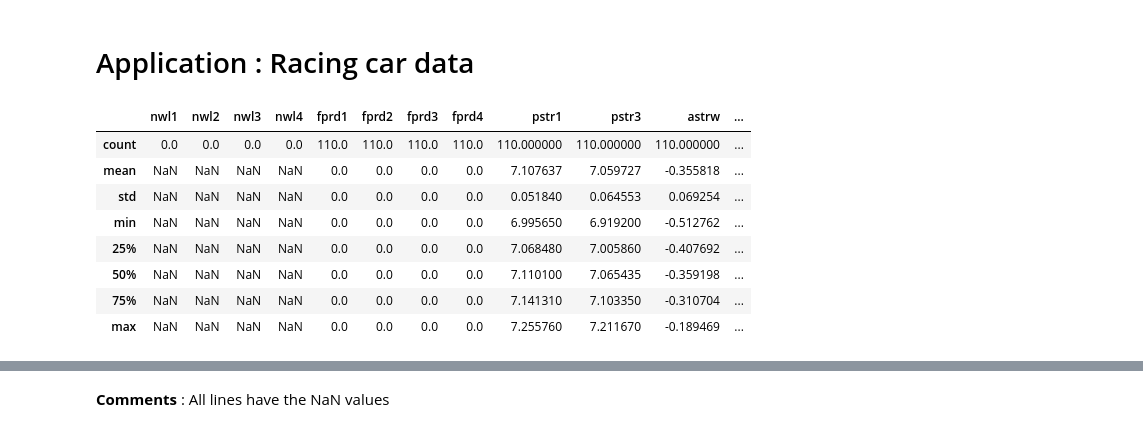
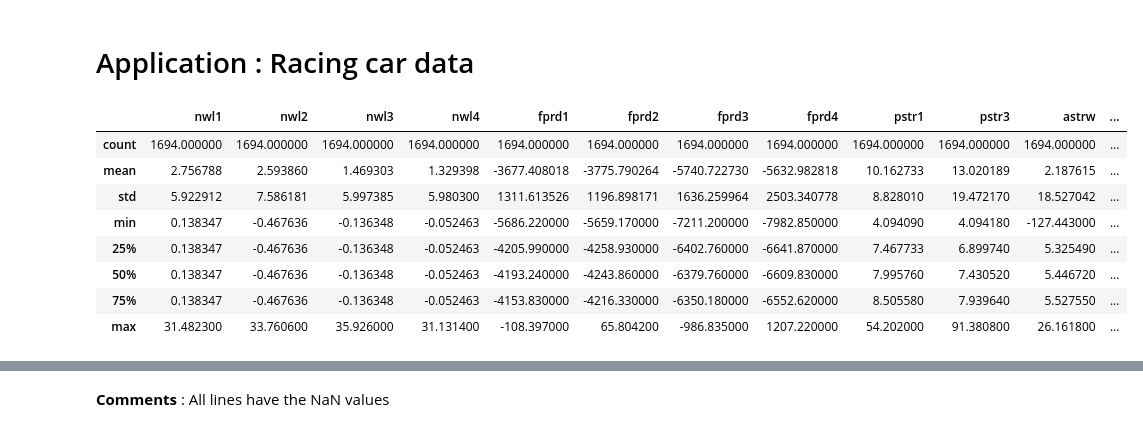
Before and after one commit to lukasfauli/Projet-recheche-INSA-anomaly-detection-librairy, a Jupyter notebook: studies_stats/work01-data_exploration/anl01p2-data_preprocessing.ipynb, the cells around one changed output, grey strips where cells are left out. Drawn from its saved outputs; the diff is of its cells as text; code cells hidden in the pictures.

```diff
--- a/studies_stats/work01-data_exploration/anl01p2-data_preprocessing.ipynb
+++ b/studies_stats/work01-data_exploration/anl01p2-data_preprocessing.ipynb
@@ -26,20 +29,20 @@ data_dict, extracted_dir = load_data(
 # %%
 list_keys = list(data_dict.keys())
 
 # To load other dataset, change the index of list_keys. Here we load the first dataset in the data_dict.
 
-df = data_dict[list_keys[0]]
+df = data_dict[list_keys[2]]
 df.describe()
 # %% [output]
 |  | nwl1 | nwl2 | nwl3 | nwl4 | fprd1 | fprd2 | fprd3 | fprd4 | pstr1 | pstr3 | astrw | ... |
-| count | 0.0 | 0.0 | 0.0 | 0.0 | 110.0 | 110.0 | 110.0 | 110.0 | 110.000000 | 110.000000 | 110.000000 | ... |
-| mean | NaN | NaN | NaN | NaN | 0.0 | 0.0 | 0.0 | 0.0 | 7.107637 | 7.059727 | -0.355818 | ... |
-| std | NaN | NaN | NaN | NaN | 0.0 | 0.0 | 0.0 | 0.0 | 0.051840 | 0.064553 | 0.069254 | ... |
-| min | NaN | NaN | NaN | NaN | 0.0 | 0.0 | 0.0 | 0.0 | 6.995650 | 6.919200 | -0.512762 | ... |
-| 25% | NaN | NaN | NaN | NaN | 0.0 | 0.0 | 0.0 | 0.0 | 7.068480 | 7.005860 | -0.407692 | ... |
-| 50% | NaN | NaN | NaN | NaN | 0.0 | 0.0 | 0.0 | 0.0 | 7.110100 | 7.065435 | -0.359198 | ... |
-| 75% | NaN | NaN | NaN | NaN | 0.0 | 0.0 | 0.0 | 0.0 | 7.141310 | 7.103350 | -0.310704 | ... |
-| max | NaN | NaN | NaN | NaN | 0.0 | 0.0 | 0.0 | 0.0 | 7.255760 | 7.211670 | -0.189469 | ... |
+| count | 1694.000000 | 1694.000000 | 1694.000000 | 1694.000000 | 1694.000000 | 1694.000000 | 1694.000000 | 1694.000000 | 1694.000000 | 1694.000000 | 1694.000000 | ... |
+| mean | 2.756788 | 2.593860 | 1.469303 | 1.329398 | -3677.408018 | -3775.790264 | -5740.722730 | -5632.982818 | 10.162733 | 13.020189 | 2.187615 | ... |
+| std | 5.922912 | 7.586181 | 5.997385 | 5.980300 | 1311.613526 | 1196.898171 | 1636.259964 | 2503.340778 | 8.828010 | 19.472170 | 18.527042 | ... |
+| min | 0.138347 | -0.467636 | -0.136348 | -0.052463 | -5686.220000 | -5659.170000 | -7211.200000 | -7982.850000 | 4.094090 | 4.094180 | -127.443000 | ... |
+| 25% | 0.138347 | -0.467636 | -0.136348 | -0.052463 | -4205.990000 | -4258.930000 | -6402.760000 | -6641.870000 | 7.467733 | 6.899740 | 5.325490 | ... |
+| 50% | 0.138347 | -0.467636 | -0.136348 | -0.052463 | -4193.240000 | -4243.860000 | -6379.760000 | -6609.830000 | 7.995760 | 7.430520 | 5.446720 | ... |
+| 75% | 0.138347 | -0.467636 | -0.136348 | -0.052463 | -4153.830000 | -4216.330000 | -6350.180000 | -6552.620000 | 8.505580 | 7.939640 | 5.527550 | ... |
+| max | 31.482300 | 33.760600 | 35.926000 | 31.131400 | -108.397000 | 65.804200 | -986.835000 | 1207.220000 | 54.202000 | 91.380800 | 26.161800 | ... |
 # %%
 # Verify the type of the loaded data. Here the dataset is DataFrame
 
```
Also changed, not shown: parts of 10 cells of this notebook, 43 other files.
